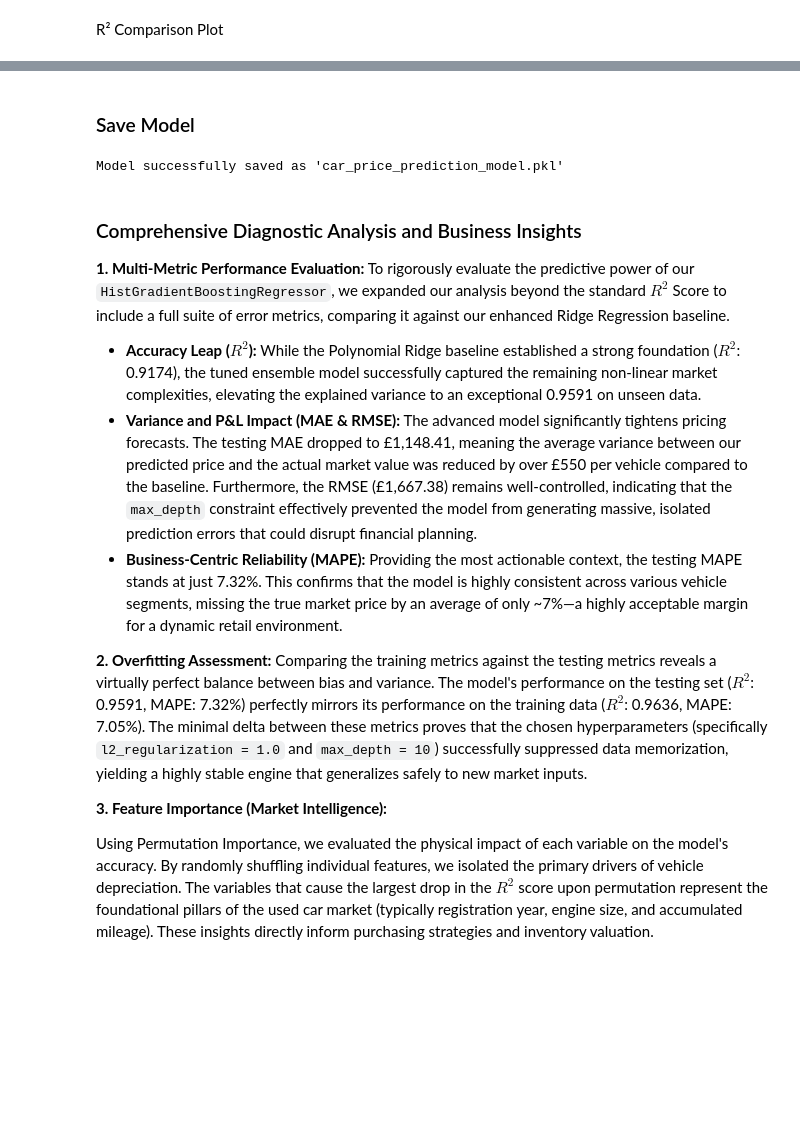
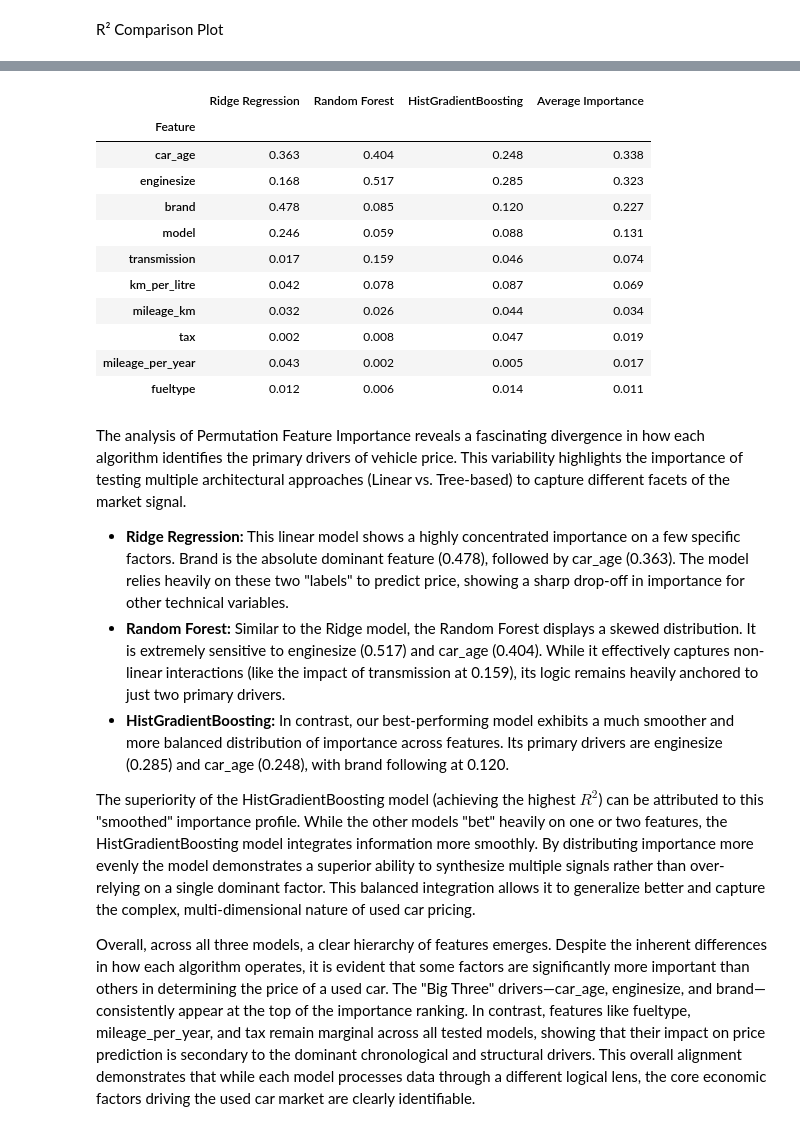
Before and after one commit to FiloDelu03/Machine-Learning-Group-AO-daje-roma-daje-, a Jupyter notebook: Machine Learning Project Group AO.ipynb, the cells around one changed output, grey strips where cells are left out. Cells and saved outputs as stored; diff of their text form; code cells hidden in the pictures; blank space fills up the shorter version.

Commit message:
fatto tante modifiche, specie nelle conclusioni e business recommendations

```diff
--- a/Machine Learning Project Group AO.ipynb
+++ b/Machine Learning Project Group AO.ipynb
@@ -1538,25 +1455,49 @@ Overall, the feature importance analysis confirms that **technical specification
-# %% [markdown]
-### Save Model
-# %%
-model_filename = "car_price_prediction_model.pkl"
-
-joblib.dump(best_model_gb, model_filename)
-
-print(f"Model successfully saved as '{model_filename}'")
-# %% [output]
-Model successfully saved as 'car_price_prediction_model.pkl'
-# %% [markdown]
-### Comprehensive Diagnostic Analysis and Business Insights
-
-**1. Multi-Metric Performance Evaluation:**
-To rigorously evaluate the predictive power of our `HistGradientBoostingRegressor`, we expanded our analysis beyond the standard $R^2$ Score to include a full suite of error metrics, comparing it against our enhanced Ridge Regression baseline.
-* **Accuracy Leap ($R^2$):** While the Polynomial Ridge baseline established a strong foundation ($R^2$: 0.9174), the tuned ensemble model successfully captured the remaining non-linear market complexities, elevating the explained variance to an exceptional 0.9591 on unseen data.
-* **Variance and P&L Impact (MAE & RMSE):** The advanced model significantly tightens pricing forecasts. The testing MAE dropped to £1,148.41, meaning the average variance between our predicted price and the actual market value was reduced by over £550 per vehicle compared to the baseline. Furthermore, the RMSE (£1,667.38) remains well-controlled, indicating that the `max_depth` constraint effectively prevented the model from generating massive, isolated prediction errors that could disrupt financial planning.
-* **Business-Centric Reliability (MAPE):** Providing the most actionable context, the testing MAPE stands at just 7.32%. This confirms that the model is highly consistent across various vehicle segments, missing the true market price by an average of only ~7%—a highly acceptable margin for a dynamic retail environment.
-
-**2. Overfitting Assessment:**
-Comparing the training metrics against the testing metrics reveals a virtually perfect balance between bias and variance. The model's performance on the testing set ($R^2$: 0.9591, MAPE: 7.32%) perfectly mirrors its performance on the training data ($R^2$: 0.9636, MAPE: 7.05%). The minimal delta between these metrics proves that the chosen hyperparameters (specifically `l2_regularization = 1.0` and `max_depth = 10`) successfully suppressed data memorization, yielding a highly stable engine that generalizes safely to new market inputs.
-
-**3. Feature Importance (Market Intelligence):**
-
-Using Permutation Importance, we evaluated the physical impact of each variable on the model's accuracy. By randomly shuffling individual features, we isolated the primary drivers of vehicle depreciation. The variables that cause the largest drop in the $R^2$ score upon permutation represent the foundational pillars of the used car market (typically registration year, engine size, and accumulated mileage). These insights directly inform purchasing strategies and inventory valuation.
+# %%
+from sklearn.inspection import permutation_importance
+# 1. Calculate Permutation Importance for all three models
+ridge_perm_result = permutation_importance(pipeline_ridge, X_test, y_test, n_repeats=5, random_state=42, n_jobs=-1)
+rf_perm_result = permutation_importance(pipeline_rf, X_test, y_test, n_repeats=5, random_state=42, n_jobs=-1)
+gb_perm_result = permutation_importance(best_model_gb, X_test, y_test, n_repeats=5, random_state=42, n_jobs=-1)
+
+# 2. Create the comparative DataFrame
+feature_importance_comparison = pd.DataFrame({
+    'Feature': X_test.columns,
+    'Ridge Regression': ridge_perm_result.importances_mean,
+    'Random Forest': rf_perm_result.importances_mean,
+    'HistGradientBoosting': gb_perm_result.importances_mean
+})
+
+# 3. Calculate the Average Importance across all models
+feature_importance_comparison['Average Importance'] = feature_importance_comparison[
+    ['Ridge Regression', 'Random Forest', 'HistGradientBoosting']
+].mean(axis=1)
+
+# 4. Sort the DataFrame by Average Importance in descending order
+feature_importance_comparison = feature_importance_comparison.sort_values(by='Average Importance', ascending=False)
+
+# 5. Final Display logic
+with pd.option_context('display.float_format', '{:.3f}'.format):
+    display(feature_importance_comparison.set_index('Feature'))
+# %% [output]
+|  | Ridge Regression | Random Forest | HistGradientBoosting | Average Importance |
+| Feature |  |  |  |  |
+| car_age | 0.363 | 0.404 | 0.248 | 0.338 |
+| enginesize | 0.168 | 0.517 | 0.285 | 0.323 |
+| brand | 0.478 | 0.085 | 0.120 | 0.227 |
+| model | 0.246 | 0.059 | 0.088 | 0.131 |
+| transmission | 0.017 | 0.159 | 0.046 | 0.074 |
+| km_per_litre | 0.042 | 0.078 | 0.087 | 0.069 |
+| mileage_km | 0.032 | 0.026 | 0.044 | 0.034 |
+| tax | 0.002 | 0.008 | 0.047 | 0.019 |
+| mileage_per_year | 0.043 | 0.002 | 0.005 | 0.017 |
+| fueltype | 0.012 | 0.006 | 0.014 | 0.011 |
+# %% [markdown]
+The analysis of Permutation Feature Importance reveals a fascinating divergence in how each algorithm identifies the primary drivers of vehicle price. This variability highlights the importance of testing multiple architectural approaches (Linear vs. Tree-based) to capture different facets of the market signal.
+
+- **Ridge Regression:** This linear model shows a highly concentrated importance on a few specific factors. Brand is the absolute dominant feature (0.478), followed by car_age (0.363). The model relies heavily on these two "labels" to predict price, showing a sharp drop-off in importance for other technical variables.
+- **Random Forest:** Similar to the Ridge model, the Random Forest displays a skewed distribution. It is extremely sensitive to enginesize (0.517) and car_age (0.404). While it effectively captures non-linear interactions (like the impact of transmission at 0.159), its logic remains heavily anchored to just two primary drivers.
+- **HistGradientBoosting:** In contrast, our best-performing model exhibits a much smoother and more balanced distribution of importance across features. Its primary drivers are enginesize (0.285) and car_age (0.248), with brand following at 0.120.
+
+The superiority of the HistGradientBoosting model (achieving the highest $R^2$) can be attributed to this "smoothed" importance profile. While the other models "bet" heavily on one or two features, the HistGradientBoosting model integrates information more smoothly. By distributing importance more evenly the model demonstrates a superior ability to synthesize multiple signals rather than over-relying on a single dominant factor. This balanced integration allows it to generalize better and capture the complex, multi-dimensional nature of used car pricing.
+
+Overall, across all three models, a clear hierarchy of features emerges. Despite the inherent differences in how each algorithm operates, it is evident that some factors are significantly more important than others in determining the price of a used car. The "Big Three" drivers—car_age, enginesize, and brand—consistently appear at the top of the importance ranking. In contrast, features like fueltype, mileage_per_year, and tax remain marginal across all tested models, showing that their impact on price prediction is secondary to the dominant chronological and structural drivers. This overall alignment demonstrates that while each model processes data through a different logical lens, the core economic factors driving the used car market are clearly identifiable.
```
Also changed, not shown: parts of 24 cells of this notebook.
